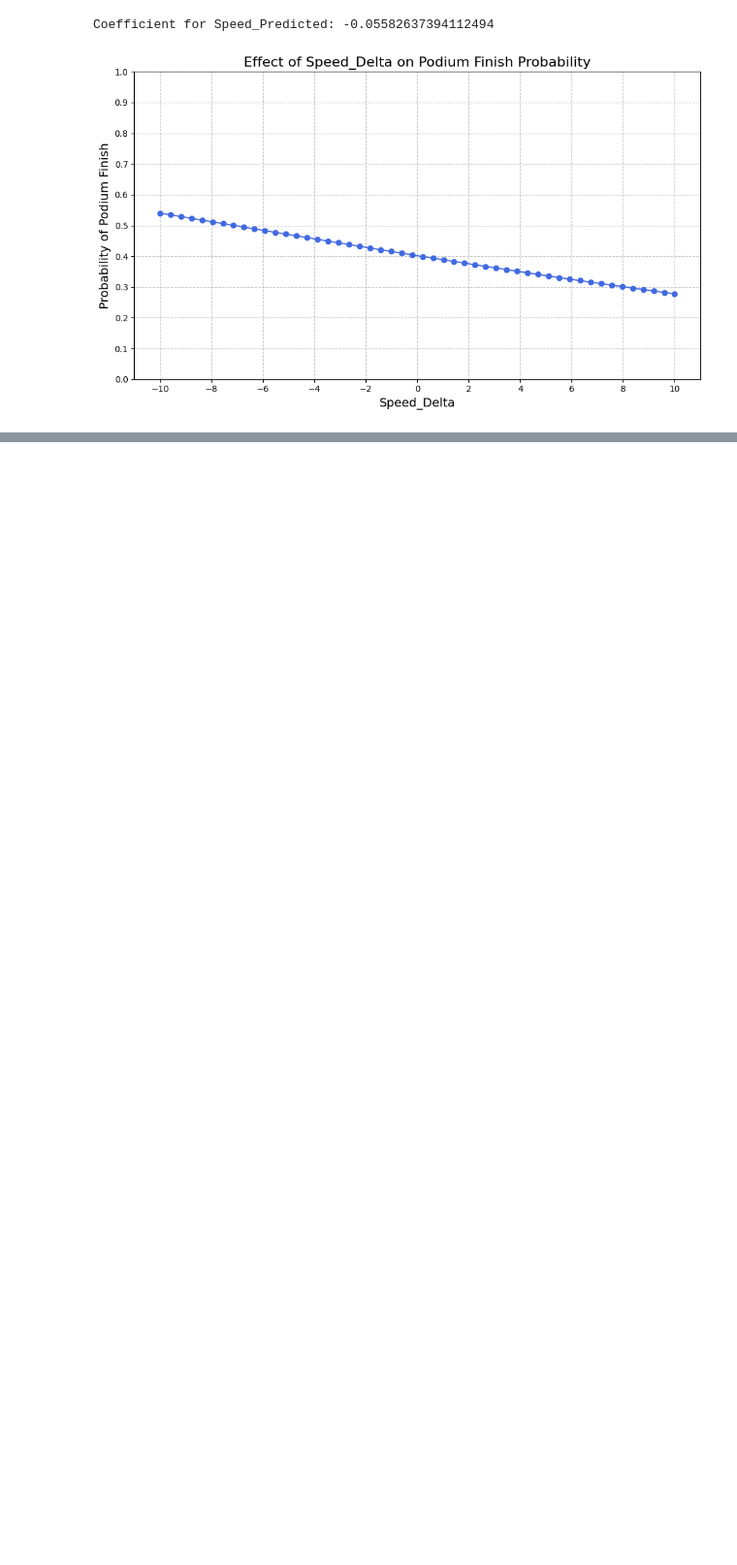
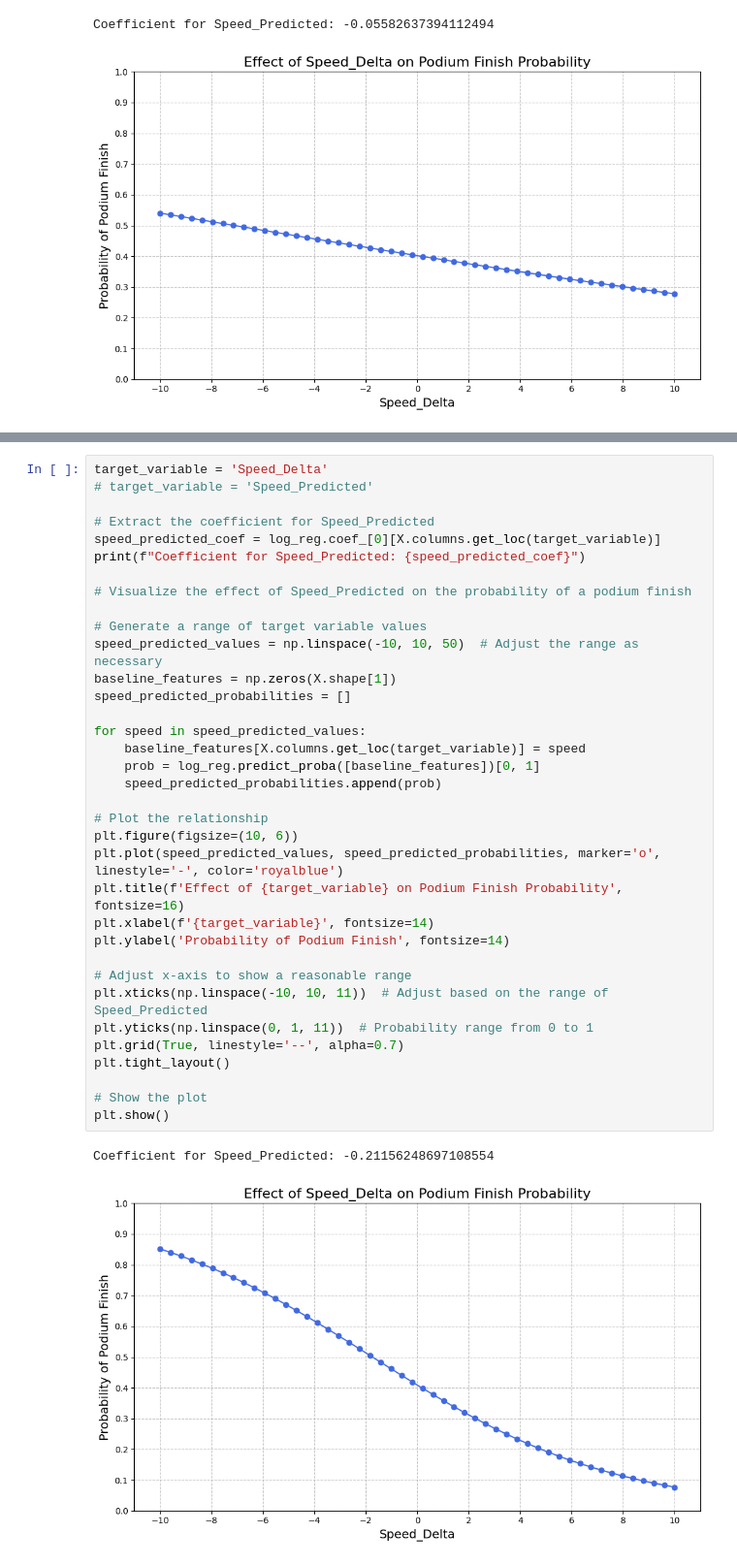
Before and after one commit to AndyZ-CYC/F1_Predictive_Models, a Jupyter notebook: Predictor_Combined.ipynb, the cells around one changed output, grey strips where cells are left out. Shown: that part at 97% size. Saved outputs shown, nothing was run; the diff lists cells and outputs as text; blank space fills up the shorter version.

```diff
--- a/Predictor_Combined.ipynb
+++ b/Predictor_Combined.ipynb
@@ -347,0 +423,38 @@ Coefficient for Speed_Predicted: -0.05582637394112494
+# %%
+target_variable = 'Speed_Delta'
+# target_variable = 'Speed_Predicted'
+
+# Extract the coefficient for Speed_Predicted
+speed_predicted_coef = log_reg.coef_[0][X.columns.get_loc(target_variable)]
+print(f"Coefficient for Speed_Predicted: {speed_predicted_coef}")
+
+# Visualize the effect of Speed_Predicted on the probability of a podium finish
+
+# Generate a range of target variable values
+speed_predicted_values = np.linspace(-10, 10, 50)  # Adjust the range as necessary
+baseline_features = np.zeros(X.shape[1])
+speed_predicted_probabilities = []
+
+for speed in speed_predicted_values:
+    baseline_features[X.columns.get_loc(target_variable)] = speed
+    prob = log_reg.predict_proba([baseline_features])[0, 1]
+    speed_predicted_probabilities.append(prob)
+
+# Plot the relationship
+plt.figure(figsize=(10, 6))
+plt.plot(speed_predicted_values, speed_predicted_probabilities, marker='o', linestyle='-', color='royalblue')
+plt.title(f'Effect of {target_variable} on Podium Finish Probability', fontsize=16)
+plt.xlabel(f'{target_variable}', fontsize=14)
+plt.ylabel('Probability of Podium Finish', fontsize=14)
+
+# Adjust x-axis to show a reasonable range
+plt.xticks(np.linspace(-10, 10, 11))  # Adjust based on the range of Speed_Predicted
+plt.yticks(np.linspace(0, 1, 11))  # Probability range from 0 to 1
+plt.grid(True, linestyle='--', alpha=0.7)
+plt.tight_layout()
+
+# Show the plot
+plt.show()
+# %% [output]
+Coefficient for Speed_Predicted: -0.21156248697108554
+[figure, added]
```
Also changed, not shown: parts of 10 cells of this notebook, 4 other files.
